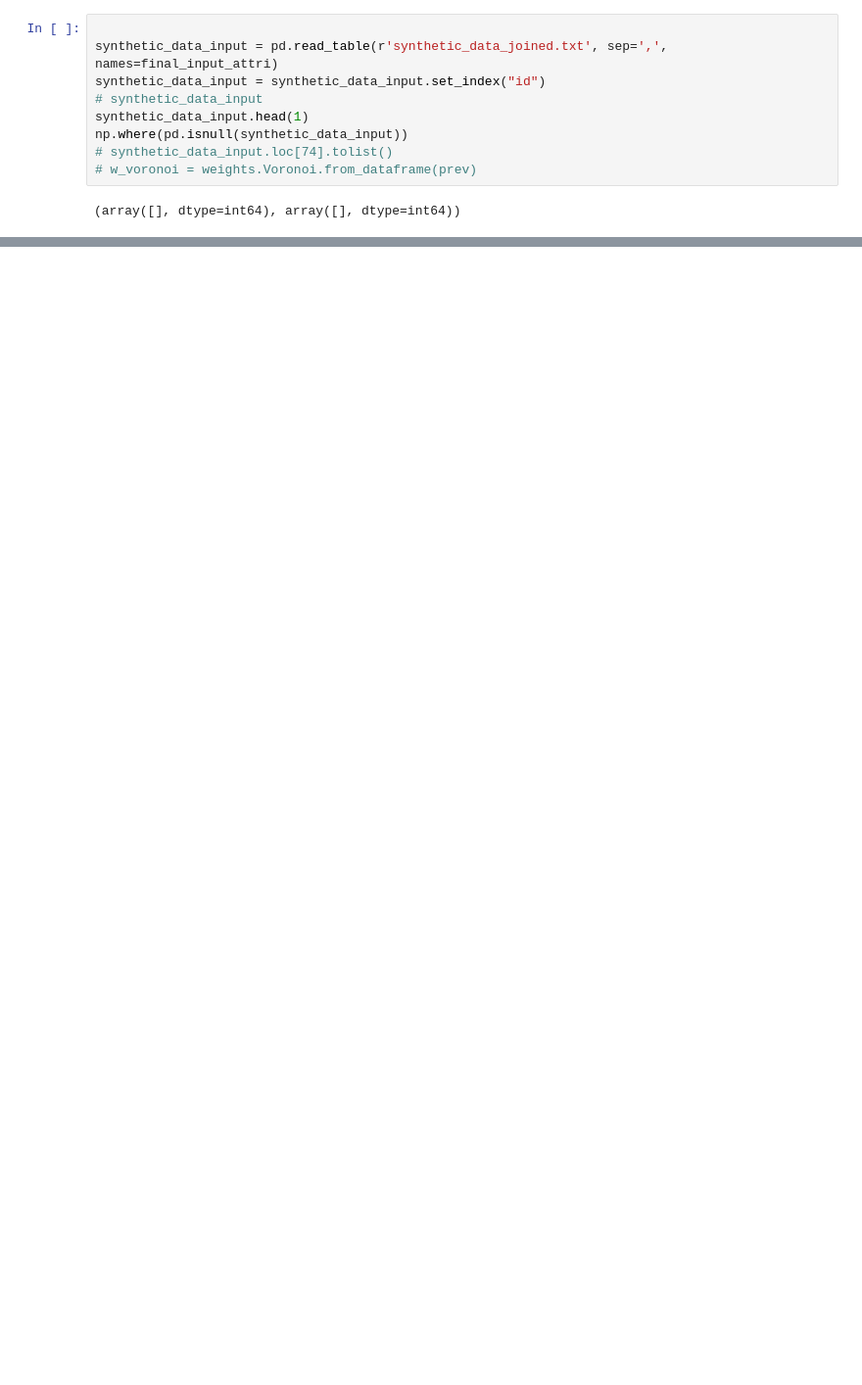
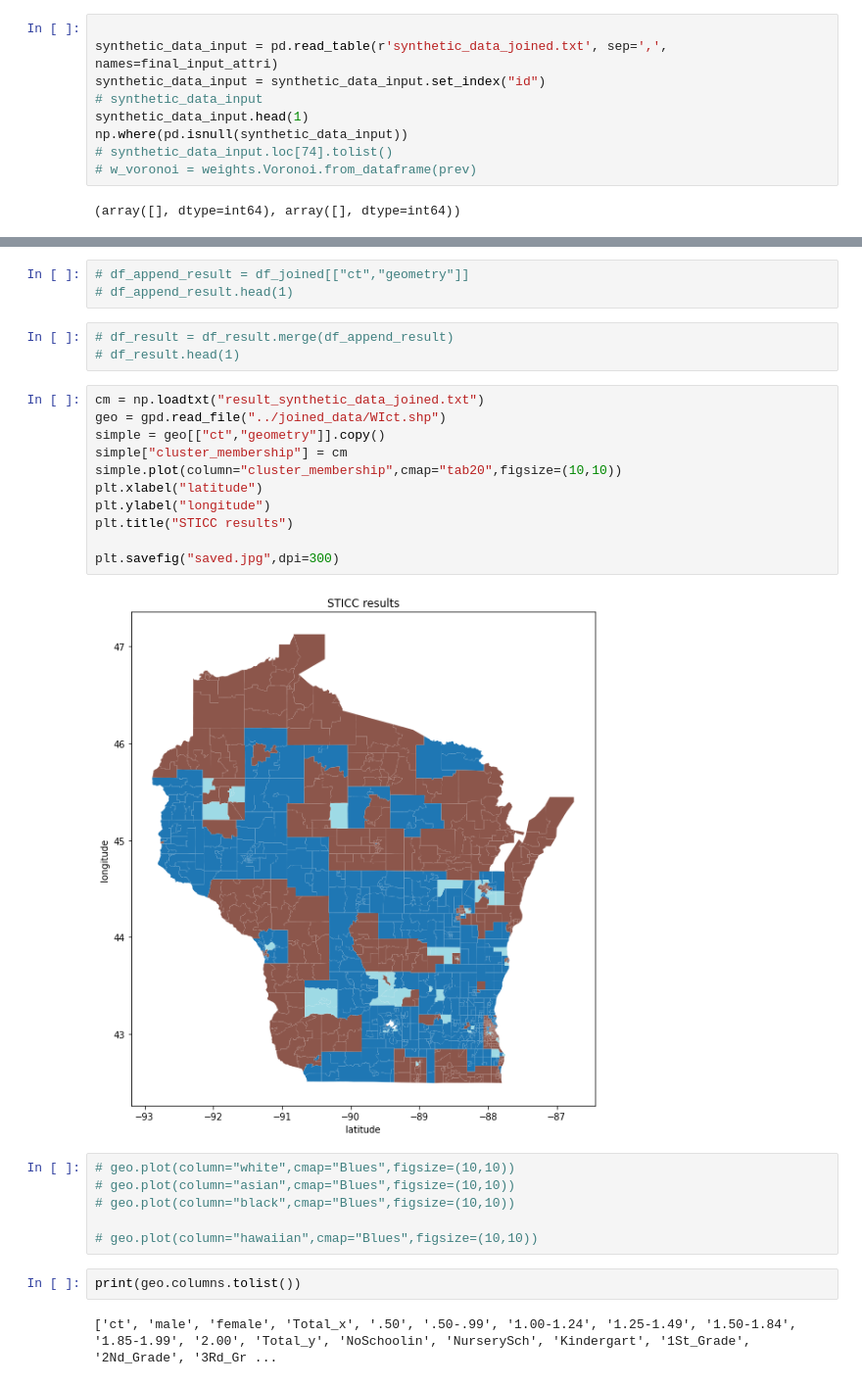
Before and after one commit to ychen884/STICC-GCC, a Jupyter notebook: STICC-part/Test_STICC-Filtered.ipynb, the cells around one changed output, grey strips where cells are left out. Shown: that part at 98% size. Saved outputs shown, nothing was run; the diff lists cells and outputs as text; blank space fills up the shorter version.

```diff
--- a/STICC-part/Test_STICC-Filtered.ipynb
+++ b/STICC-part/Test_STICC-Filtered.ipynb
@@ -207,0 +257,29 @@ n_pt_2
+# %%
+# df_append_result = df_joined[["ct","geometry"]]
+# df_append_result.head(1)
+# %%
+# df_result = df_result.merge(df_append_result)
+# df_result.head(1)
+# %%
+cm = np.loadtxt("result_synthetic_data_joined.txt")
+geo = gpd.read_file("../joined_data/WIct.shp")
+simple = geo[["ct","geometry"]].copy()
+simple["cluster_membership"] = cm
+simple.plot(column="cluster_membership",cmap="tab20",figsize=(10,10))
+plt.xlabel("latitude")
+plt.ylabel("longitude")
+plt.title("STICC results")
+
+plt.savefig("saved.jpg",dpi=300)
+# %% [output]
+[figure, added]
+# %%
+# geo.plot(column="white",cmap="Blues",figsize=(10,10))
+# geo.plot(column="asian",cmap="Blues",figsize=(10,10))
+# geo.plot(column="black",cmap="Blues",figsize=(10,10))
+
+# geo.plot(column="hawaiian",cmap="Blues",figsize=(10,10))
+# %%
+print(geo.columns.tolist())
+# %% [output]
+['ct', 'male', 'female', 'Total_x', '.50', '.50-.99', '1.00-1.24', '1.25-1.49', '1.50-1.84', '1.85-1.99', '2.00', 'Total_y', 'NoSchoolin', 'NurserySch', 'Kindergart', '1St_Grade', '2Nd_Grade', '3Rd_Gr ...
```
Also changed, not shown: parts of 14 cells of this notebook.
